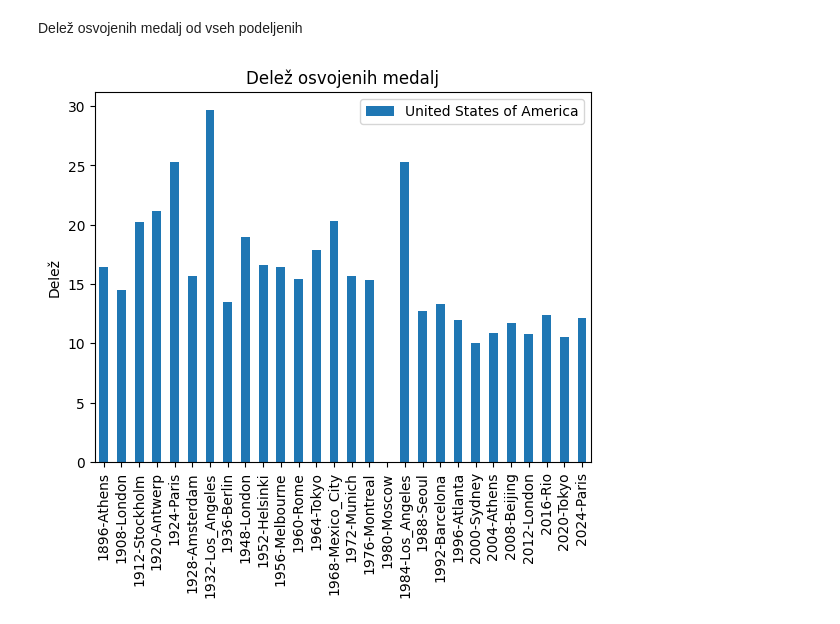
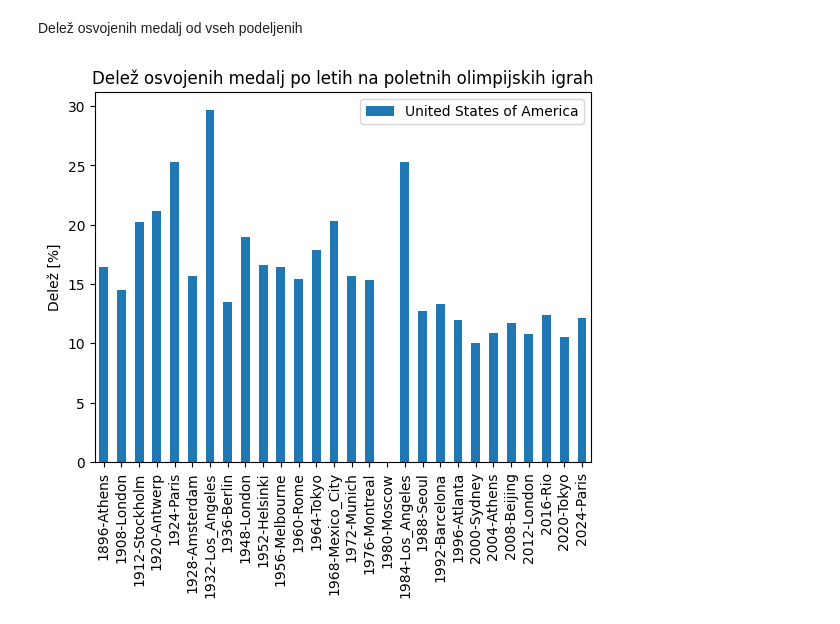
Before and after one commit to Kajaaa9/seminarska_naloga-olimpijske_igre, a Jupyter notebook: oi5_analiza.ipynb, the cells around one changed output. Drawn from its saved outputs; the diff is of its cells as text; code cells hidden in the pictures.

```diff
--- a/oi5_analiza.ipynb
+++ b/oi5_analiza.ipynb
@@ -242,8 +257,7 @@ drzava = "United States of America"     # izberi državo za katero te zanima
 
 if drzava not in MEDALJE.index.tolist():
     print(f"{drzava} ni osvojila nobene medalje ali pa njeno ime ni pravilno napisano (ime mora biti zapisano angleško).")
-    print("Za nadaljno analizo se bodo uporabljale Združene države Amerike.")
-    drzava = "United States of America"
+    print(f"Možne države so: {', '.join(MEDALJE.index.tolist())}.")
 # %%
 MEDALJE = MEDALJE.drop(index='Skupaj', columns='Skupaj', errors='ignore')
 MEDALJE_IZBRANE = MEDALJE_IZBRANE.drop(index='Skupaj', columns='Skupaj', errors='ignore')
@@ -276,7 +290,7 @@ Delež osvojenih medalj od vseh podeljenih
 # %%
 MEDALJE_IZBRANE.loc['Skupaj'] = MEDALJE_IZBRANE.sum()
 MEDALJE_DELEZ = (MEDALJE_IZBRANE.loc[drzava] / MEDALJE_IZBRANE.drop(index='Skupaj', errors='ignore').sum() * 100).to_frame().T.round(1)
 MEDALJE_DELEZ.index = [drzava]
-MEDALJE_DELEZ.T.plot(kind='bar', title='Delež osvojenih medalj', ylabel='Delež', xlabel='');
+MEDALJE_DELEZ.T.plot(kind='bar', title=f'Delež osvojenih medalj po letih na {vrsta_ih} olimpijskih igrah', ylabel='Delež [%]', xlabel='');
 # %% [output]
-[figure, old version]
+[figure, new version]
```
Also changed, not shown: parts of 12 cells of this notebook, 4 other files.
